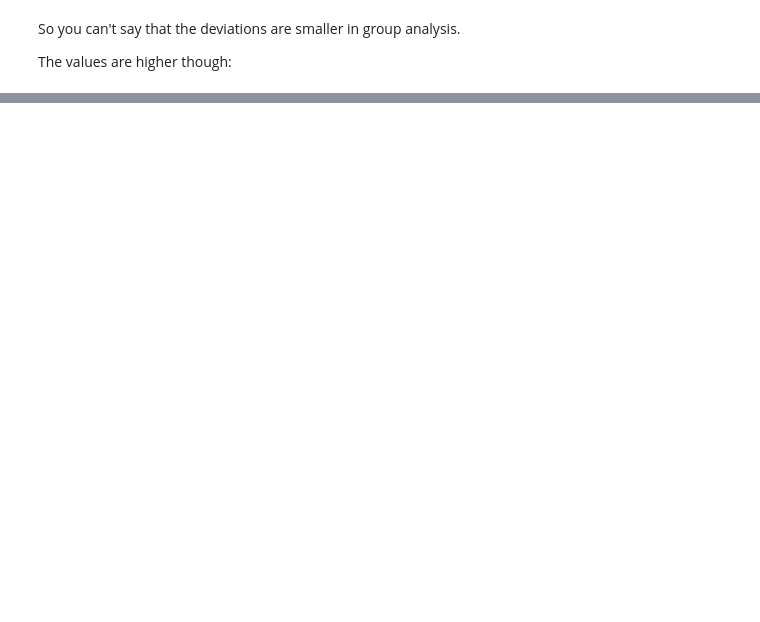
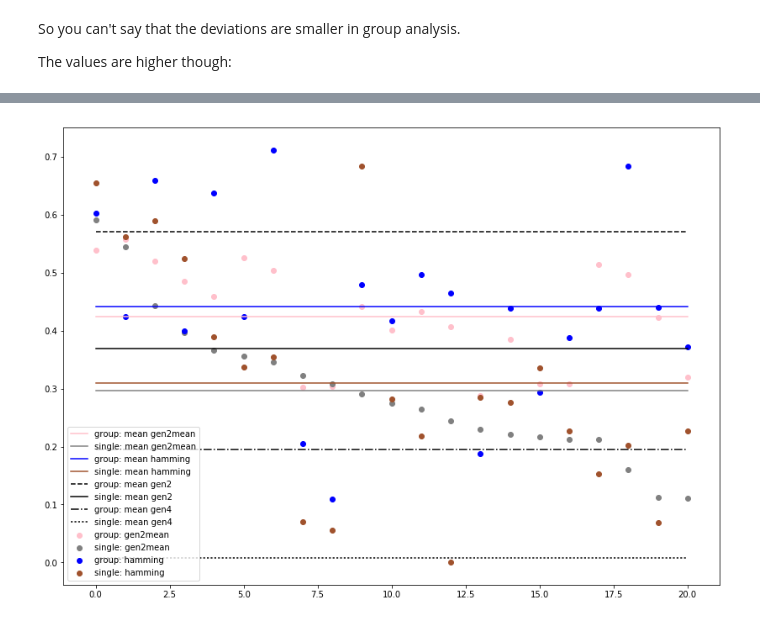
Before and after one commit to ilay32/wals-project, a Jupyter notebook: robustness.ipynb, the cells around one changed output, grey strips where cells are left out. Drawn from its saved outputs; the diff is of its cells as text; code cells hidden in the pictures; blank space fills up the shorter version.

```diff
--- a/robustness.ipynb
+++ b/robustness.ipynb
@@ -288,0 +302,28 @@ Average Silhuoette Scores of 21 Features: 0.24
+# %%
+fig,ax = plt.subplots(figsize=(14,10))
+x = np.arange(len(bysingle))
+lines = [':','-.','-','--']
+colors = copy.deepcopy(ColGroup.colors)
+for gen in ['gen2mean','hamming']:
+    for meth in ['group','single']:
+        df = eval('by'+meth)
+        c = colors.pop()
+        ax.scatter(x,df[gen],label='{}: {}'.format(meth,gen),color=c)
+        ax.plot((x[0],x[-1]),(df[gen].mean(),df[gen].mean()),
+                color=c,
+                label='{}: mean {}'.format(meth,gen)
+        )
+for gen in ['gen2','gen4']:
+    for meth in ['group','single']:
+        df = eval('by'+meth)
+        line = []
+        ax.plot((x[0],x[-1]),
+                (df[gen].mean(),df[gen].mean()),
+                lines.pop(),
+                color='black',
+                label='{}: mean {}'.format(meth,gen)
+               )
+plt.legend()
+plt.show()
+# %% [output]
+[figure, added]
```
Also changed, not shown: parts of 5 cells of this notebook, 1 other file.
